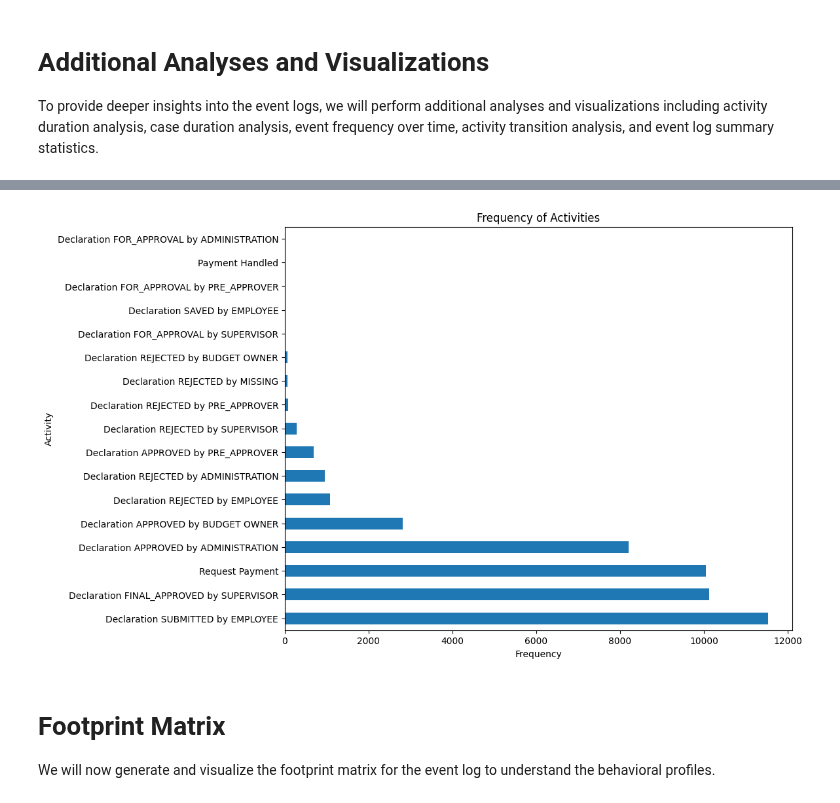
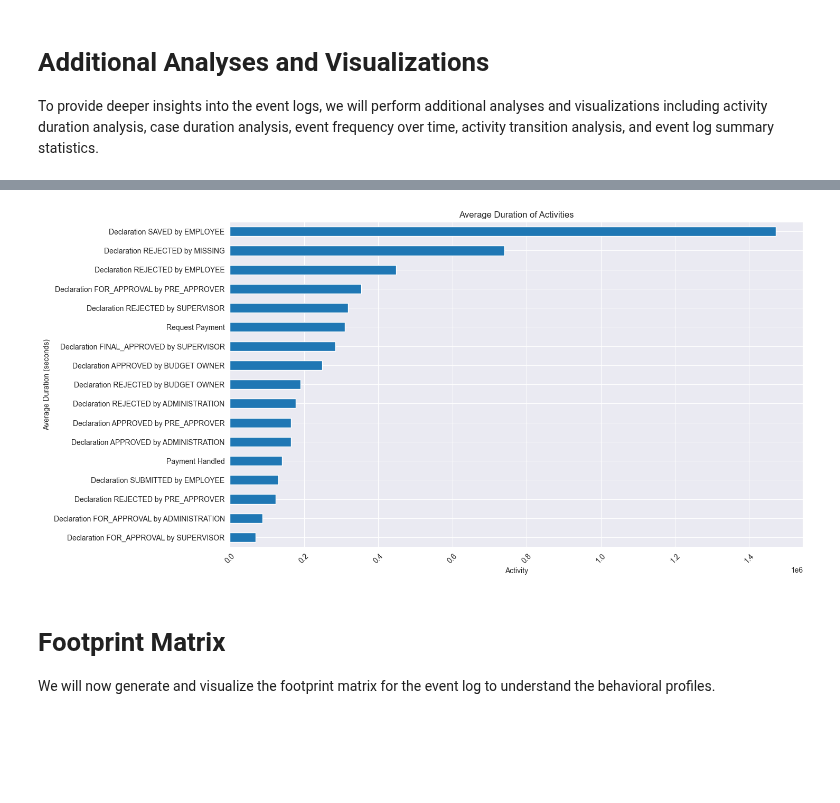
Before and after one commit to collinleiber/LMU_Master_Practical_SoSe24, a Jupyter notebook: practical/ProcessMining/group1/task5/0_data-exploration.ipynb, the cells around one changed output, grey strips where cells are left out. Cells and saved outputs as stored; diff of their text form; code cells hidden in the pictures; blank space fills up the shorter version.

```diff
--- a/practical/ProcessMining/group1/task5/0_data-exploration.ipynb
+++ b/practical/ProcessMining/group1/task5/0_data-exploration.ipynb
@@ -173,16 +156,20 @@ plt.show()
 # %%
-# frequency of activities
-activity_counts = df['concept:name'].value_counts()
+# Activity Duration Analysis
+df['end_timestamp'] = df.groupby('case:concept:name')['time:timestamp'].shift(-1)
+df['duration'] = (df['end_timestamp'] - df['time:timestamp']).dt.total_seconds()
 
-# plot the frequency of activities
-plt.figure(figsize=(10, 8))
-activity_counts.plot(kind='barh')
-plt.xlabel('Frequency')
-plt.ylabel('Activity')
-plt.title('Frequency of Activities')
+df.dropna(subset=['duration'], inplace=True)
+activity_duration = df.groupby('concept:name')['duration'].mean().sort_values()
+
+plt.figure(figsize=(14, 8))
+activity_duration.plot(kind='barh')
+plt.title('Average Duration of Activities')
+plt.xlabel('Activity')
+plt.ylabel('Average Duration (seconds)')
+plt.xticks(rotation=45)
 plt.show()
 # %% [output]
-[figure, old version]
+[figure, new version]
 # %% [markdown]
 # Footprint Matrix
 We will now generate and visualize the footprint matrix for the event log to understand the behavioral profiles.
```
Also changed, not shown: parts of 7 cells of this notebook.
